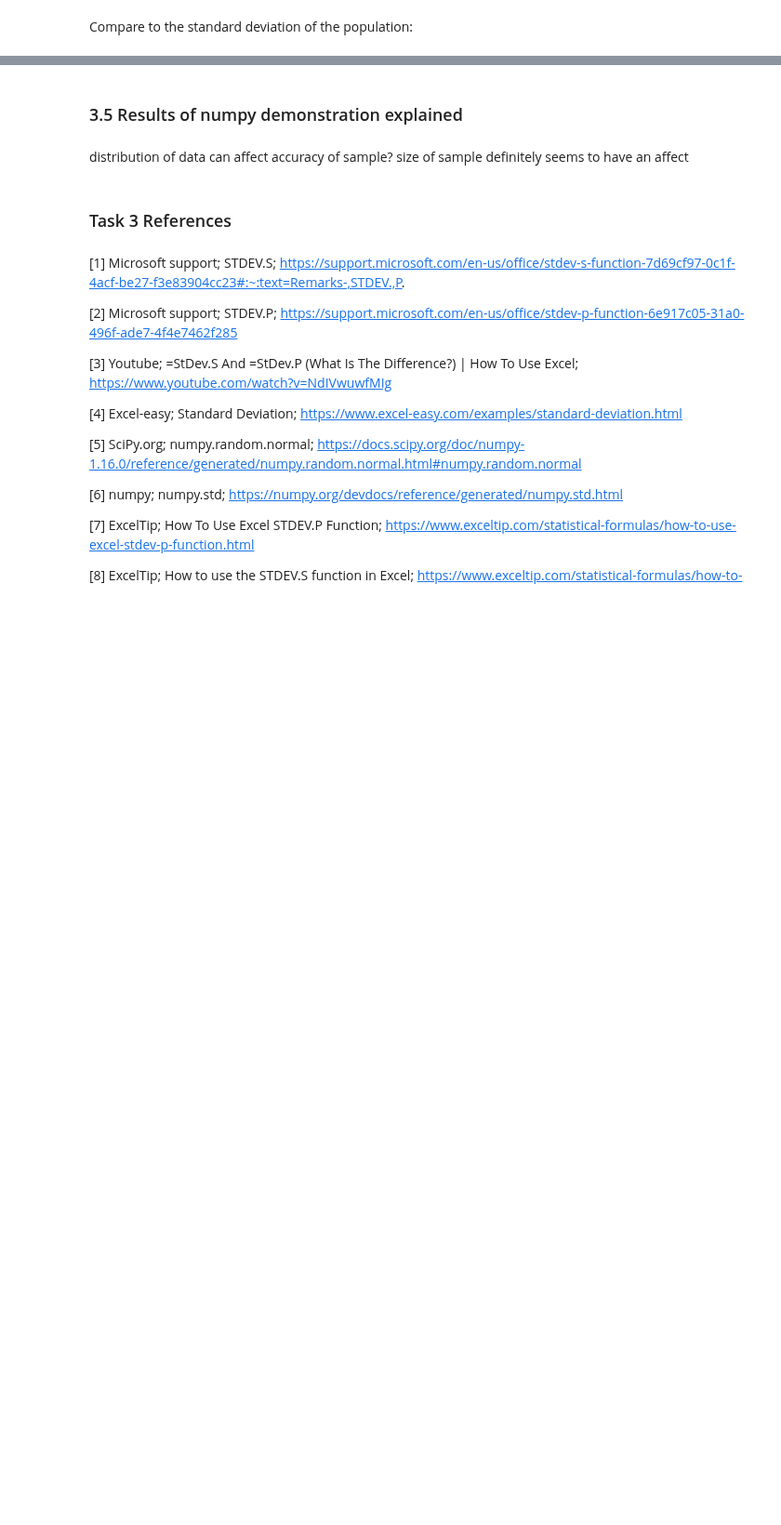
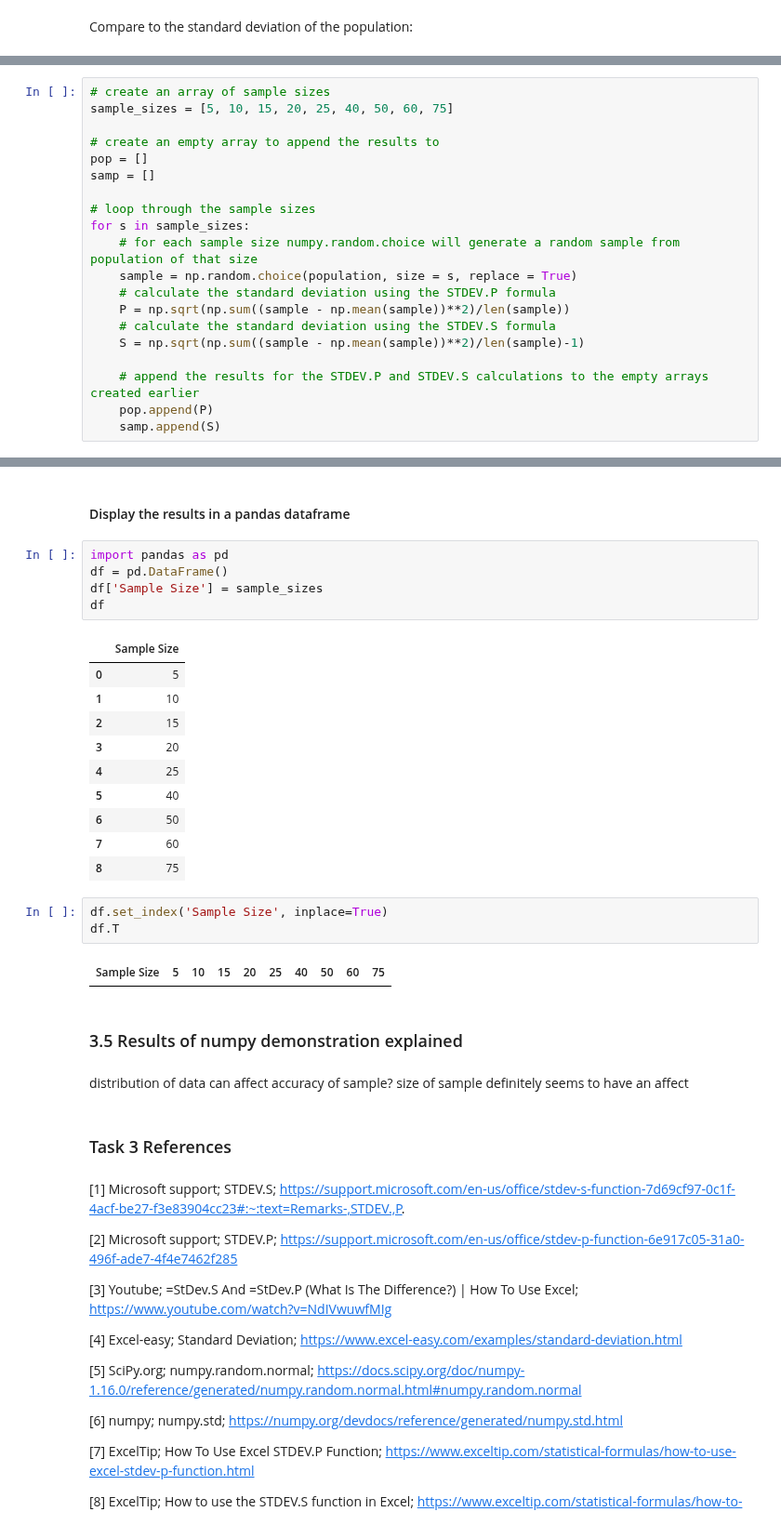
Before and after one commit to johndunne2019/Tasks-2020-Machine-Learning-and-Statistics, a Jupyter notebook: Tasks.ipynb, the cells around one changed output, grey strips where cells are left out. Shown at 93% size. Cells and saved outputs as stored; diff of their text form; blank space fills up the shorter version.

Commit message:
Task 3 - Added a loop to generate samples of different sizes with numpy random choiceand run the stdev.p and stdev.s calculations on the samples, will try to display results  in a pandas dataframe

```diff
--- a/Tasks.ipynb
+++ b/Tasks.ipynb
@@ -905,0 +908,20 @@ np.std(population)
+# %%
+# create an array of sample sizes
+sample_sizes = [5, 10, 15, 20, 25, 40, 50, 60, 75]
+
+# create an empty array to append the results to
+pop = []
+samp = []
+
+# loop through the sample sizes
+for s in sample_sizes:
+    # for each sample size numpy.random.choice will generate a random sample from population of that size
+    sample = np.random.choice(population, size = s, replace = True)
+    # calculate the standard deviation using the STDEV.P formula
+    P = np.sqrt(np.sum((sample - np.mean(sample))**2)/len(sample))
+    # calculate the standard deviation using the STDEV.S formula
+    S = np.sqrt(np.sum((sample - np.mean(sample))**2)/len(sample)-1)
+
+    # append the results for the STDEV.P and STDEV.S calculations to the empty arrays created earlier
+    pop.append(P)
+    samp.append(S)
@@ -906,3 +954,26 @@ np.std(population)
+# %% [markdown]
+#### Display the results in a pandas dataframe
+# %%
+import pandas as pd
+df = pd.DataFrame()
+df['Sample Size'] = sample_sizes
+df
+# %% [output]
+|  | Sample Size |
+| 0 | 5 |
+| 1 | 10 |
+| 2 | 15 |
+| 3 | 20 |
+| 4 | 25 |
+| 5 | 40 |
+| 6 | 50 |
+| 7 | 60 |
+| 8 | 75 |
+# %%
+df.set_index('Sample Size', inplace=True)
+df.T
+# %% [output]
+| Sample Size | 5 | 10 | 15 | 20 | 25 | 40 | 50 | 60 | 75 |
 # %% [markdown]
 ### 3.5 Results of numpy demonstration explained
 # %% [markdown]
```
Also changed, not shown: parts of 17 cells of this notebook.
